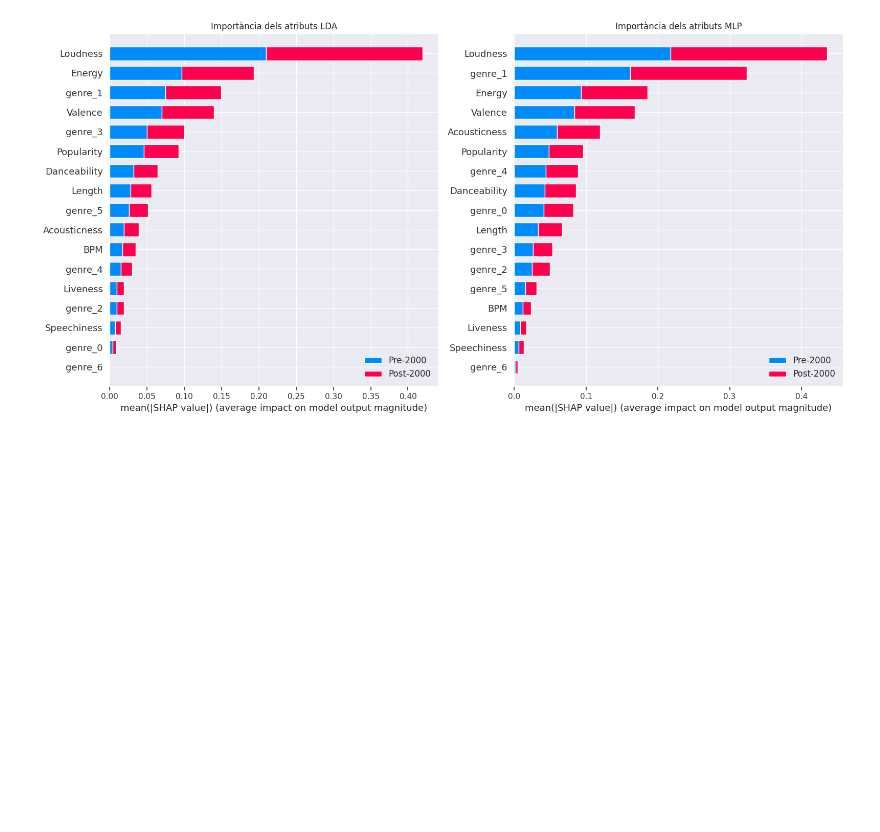
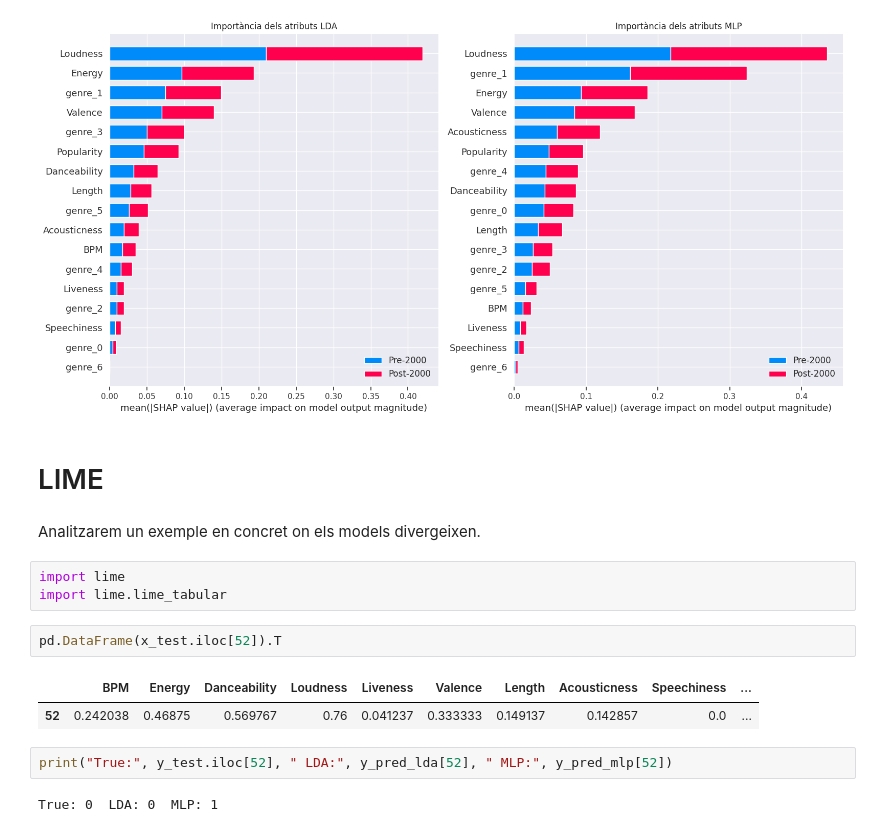
Before and after one commit to ericryhr/APA-PRACTICA, a Jupyter notebook: interpretability.ipynb, the cells around one changed output. Drawn from its saved outputs; the diff is of its cells as text; blank space fills up the shorter version.

Commit message:
LIME

```diff
--- a/interpretability.ipynb
+++ b/interpretability.ipynb
@@ -208,3 +208,19 @@ plt.tight_layout()
 plt.show()
 # %% [output]
 [figure]
+# %% [markdown]
+# LIME
+# %% [markdown]
+Analitzarem un exemple en concret on els models divergeixen.
+# %%
+import lime
+import lime.lime_tabular
+# %%
+pd.DataFrame(x_test.iloc[52]).T
+# %% [output]
+|  | BPM | Energy | Danceability | Loudness | Liveness | Valence | Length | Acousticness | Speechiness | ... |
+| 52 | 0.242038 | 0.46875 | 0.569767 | 0.76 | 0.041237 | 0.333333 | 0.149137 | 0.142857 | 0.0 | ... |
+# %%
+print("True:", y_test.iloc[52], " LDA:", y_pred_lda[52], " MLP:", y_pred_mlp[52])
+# %% [output]
+True: 0  LDA: 0  MLP: 1
```
Also changed, not shown: parts of 2 cells of this notebook.
